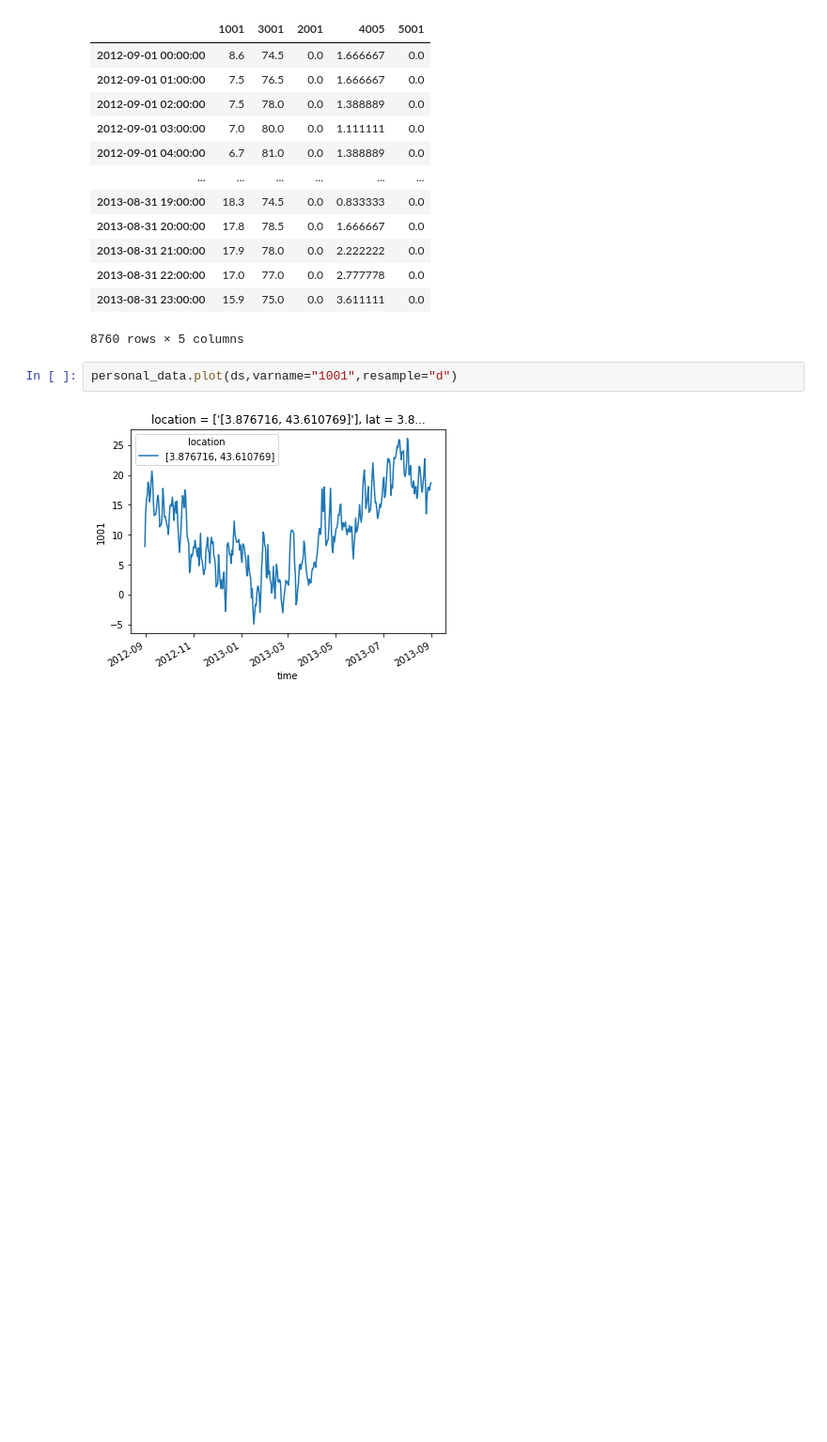
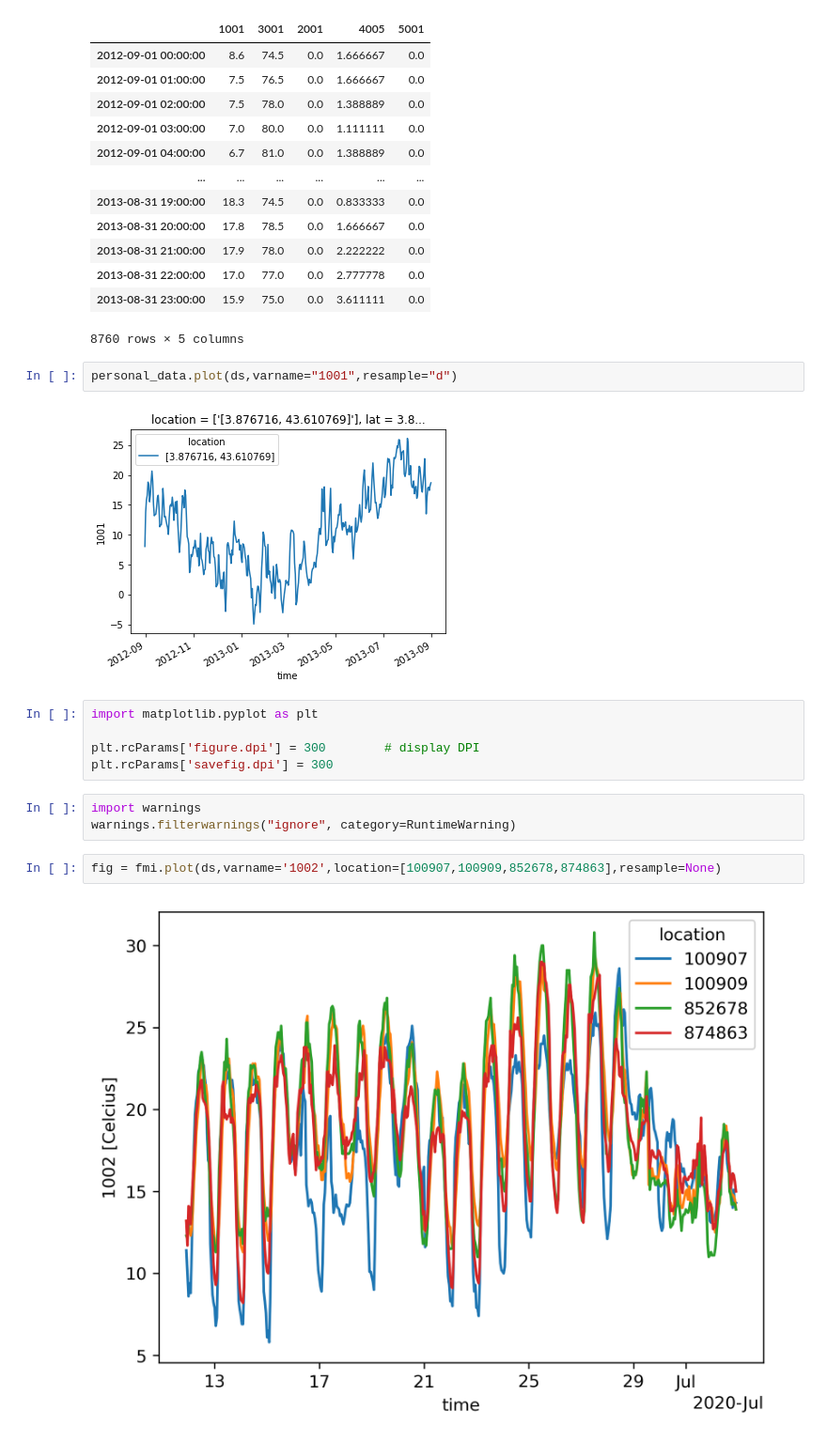
Before and after one commit to openalea/weatherdata, a Jupyter notebook: example/Weather_demonstration.ipynb, the cells around one changed output. Shown at 94% size. Cells and saved outputs as stored; diff of their text form; blank space fills up the shorter version.

```diff
--- a/example/Weather_demonstration.ipynb
+++ b/example/Weather_demonstration.ipynb
@@ -205,3 +206,15 @@ ds
 personal_data.plot(ds,varname="1001",resample="d")
 # %% [output]
 [figure]
+# %%
+import matplotlib.pyplot as plt
+
+plt.rcParams['figure.dpi'] = 300        # display DPI
+plt.rcParams['savefig.dpi'] = 300
+# %%
+import warnings
+warnings.filterwarnings("ignore", category=RuntimeWarning)
+# %%
+fig = fmi.plot(ds,varname='1002',location=[100907,100909,852678,874863],resample=None)
+# %% [output]
+[figure, added]
```
Also changed, not shown: parts of 9 cells of this notebook, 2 other files.
